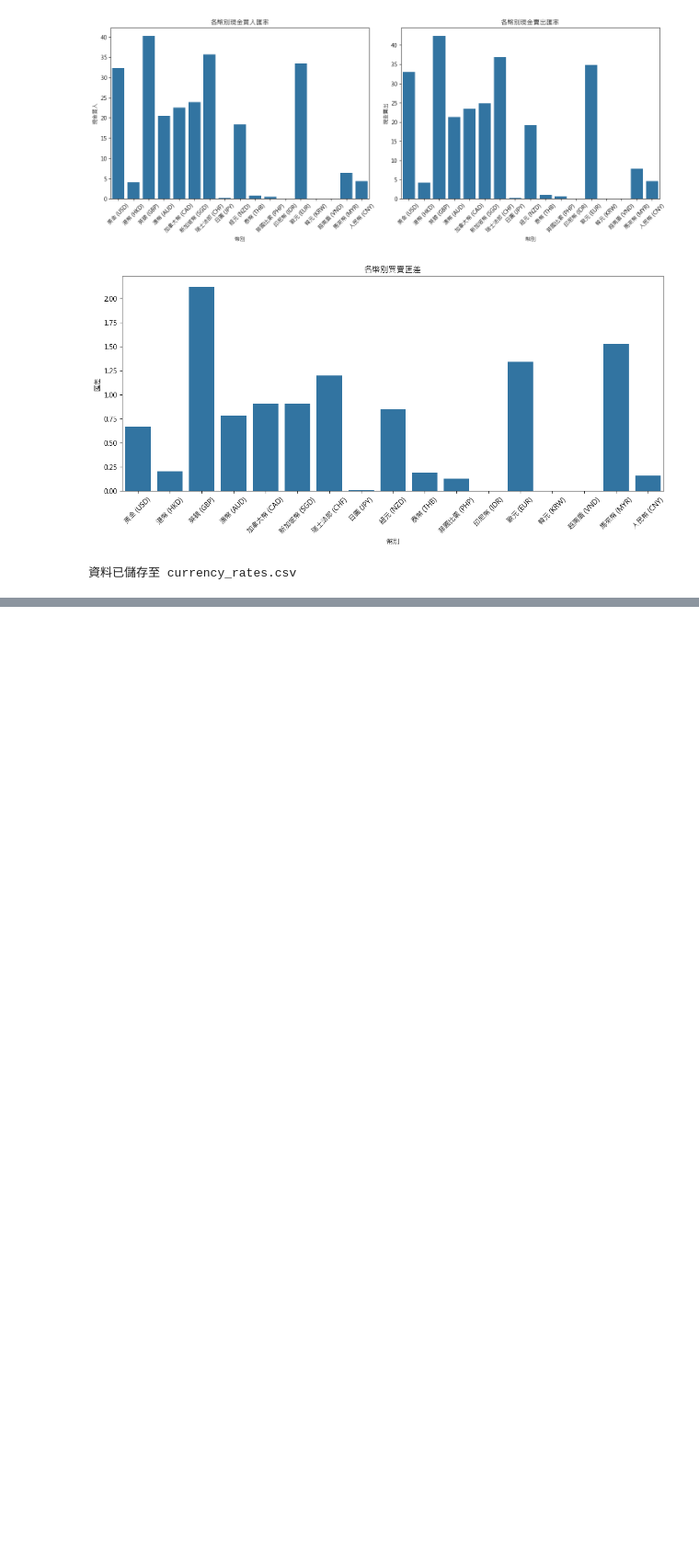
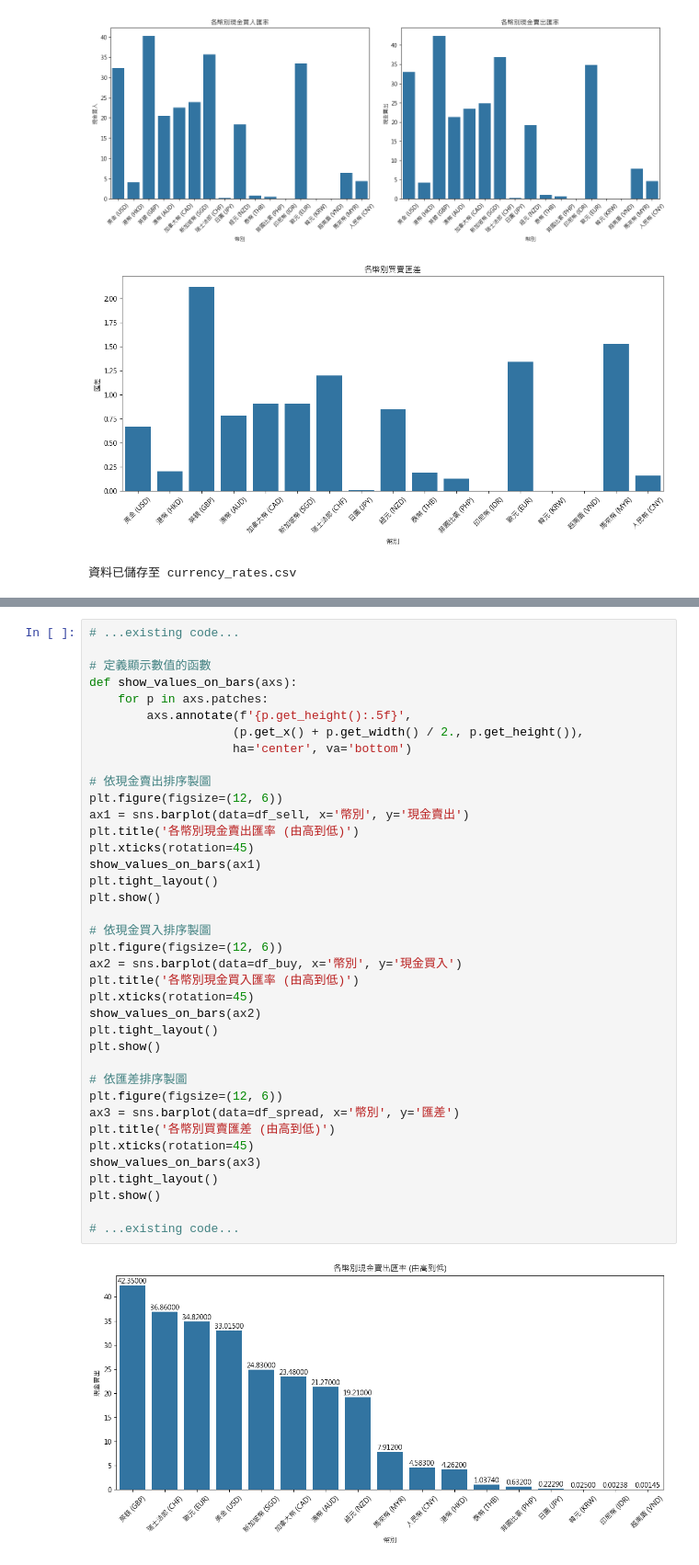
Before and after one commit to alvischen0206/python_analysis, a Jupyter notebook: lesson6_2.ipynb, the cells around one changed output, grey strips where cells are left out. Shown at 92% size. Saved outputs shown, nothing was run; the diff lists cells and outputs as text; blank space fills up the shorter version.

```diff
--- a/lesson6_2.ipynb
+++ b/lesson6_2.ipynb
@@ -135,0 +225,40 @@ print("\n資料已儲存至 currency_rates.csv")
+# %%
+# ...existing code...
+
+# 定義顯示數值的函數
+def show_values_on_bars(axs):
+    for p in axs.patches:
+        axs.annotate(f'{p.get_height():.5f}',
+                    (p.get_x() + p.get_width() / 2., p.get_height()),
+                    ha='center', va='bottom')
+
+# 依現金賣出排序製圖
+plt.figure(figsize=(12, 6))
+ax1 = sns.barplot(data=df_sell, x='幣別', y='現金賣出')
+plt.title('各幣別現金賣出匯率 (由高到低)')
+plt.xticks(rotation=45)
+show_values_on_bars(ax1)
+plt.tight_layout()
+plt.show()
+
+# 依現金買入排序製圖
+plt.figure(figsize=(12, 6))
+ax2 = sns.barplot(data=df_buy, x='幣別', y='現金買入')
+plt.title('各幣別現金買入匯率 (由高到低)')
+plt.xticks(rotation=45)
+show_values_on_bars(ax2)
+plt.tight_layout()
+plt.show()
+
+# 依匯差排序製圖
+plt.figure(figsize=(12, 6))
+ax3 = sns.barplot(data=df_spread, x='幣別', y='匯差')
+plt.title('各幣別買賣匯差 (由高到低)')
+plt.xticks(rotation=45)
+show_values_on_bars(ax3)
+plt.tight_layout()
+plt.show()
+
+# ...existing code...
+# %% [output]
+[figure, added]
```
Also changed, not shown: parts of 4 cells of this notebook, 8 other files.
